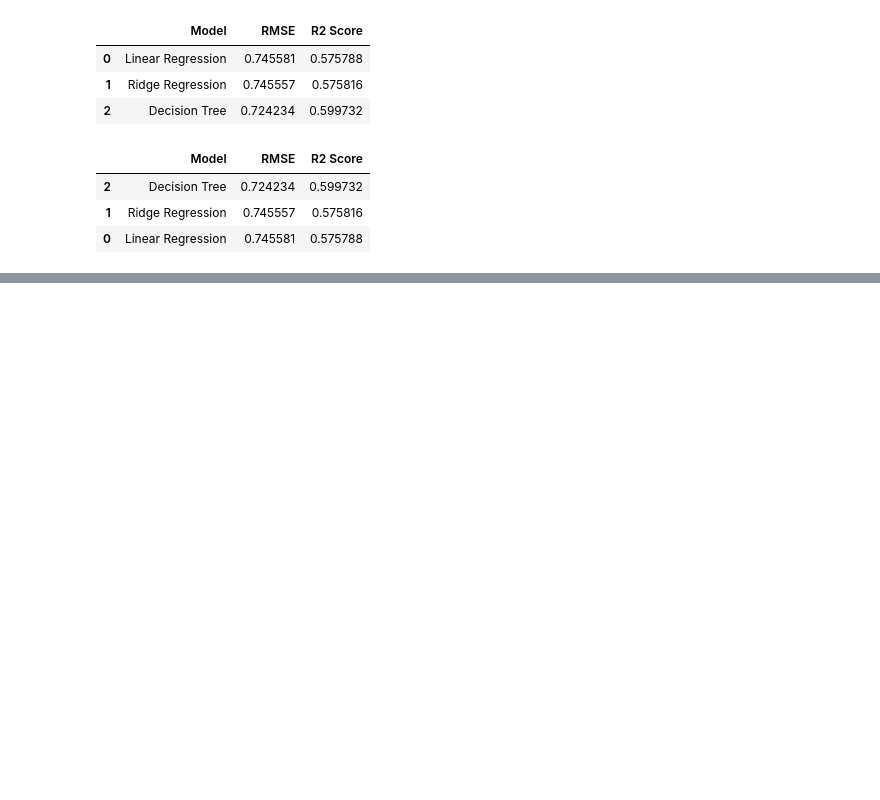
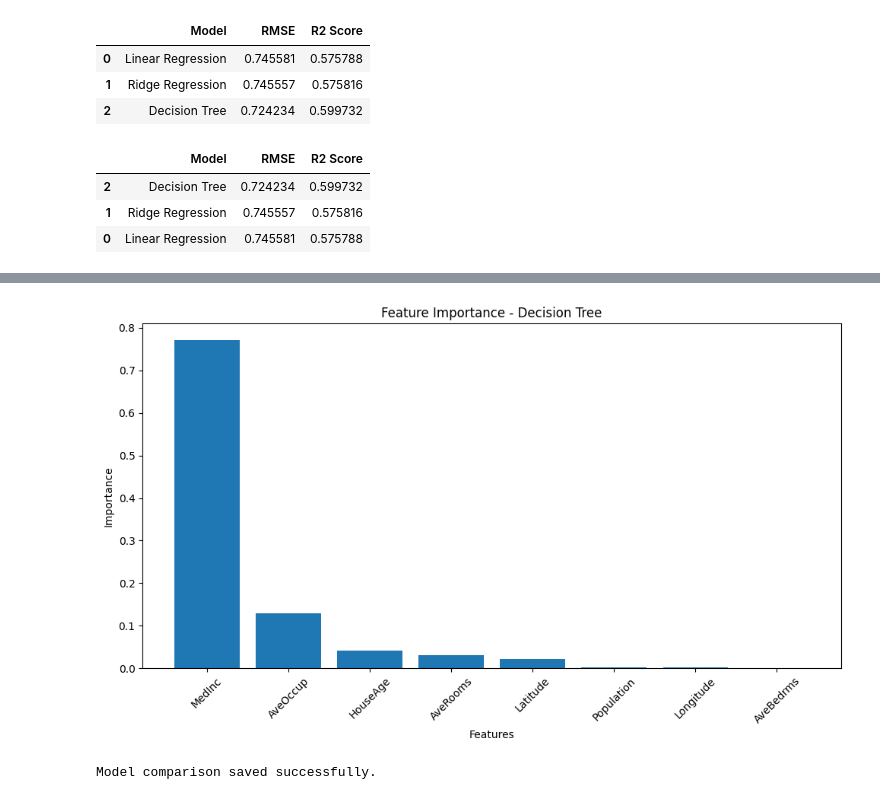
Before and after one commit to khasif18/house-price-predictor-, a Jupyter notebook: sk2_ml_model_comparison.ipynb, the cells around one changed output, grey strips where cells are left out. Saved outputs shown, nothing was run; the diff lists cells and outputs as text; code cells hidden in the pictures; blank space fills up the shorter version.

```diff
--- a/sk2_ml_model_comparison.ipynb
+++ b/sk2_ml_model_comparison.ipynb
@@ -249,0 +270,12 @@ results.sort_values(by="R2 Score", ascending=False)
+# %%
+feature_importance = pd.DataFrame({
+    "Feature": X.columns,
+    "Importance": tree_model.feature_importances_
+})
+
+feature_importance = feature_importance.sort_values(
+    by="Importance",
+    ascending=False
+)
+
+feature_importance
@@ -249,0 +292,25 @@ results.sort_values(by="R2 Score", ascending=False)
+# %%
+plt.figure(figsize=(10,6))
+
+plt.bar(
+    feature_importance["Feature"],
+    feature_importance["Importance"]
+)
+
+plt.xticks(rotation=45)
+
+plt.xlabel("Features")
+plt.ylabel("Importance")
+plt.title("Feature Importance - Decision Tree")
+
+plt.tight_layout()
+
+plt.show()
+# %% [output]
+[figure, added]
+# %%
+results.to_csv("model_comparison.csv", index=False)
+
+print("Model comparison saved successfully.")
+# %% [output]
+Model comparison saved successfully.
```
Also changed, not shown: parts of 3 cells of this notebook, 2 other files.
